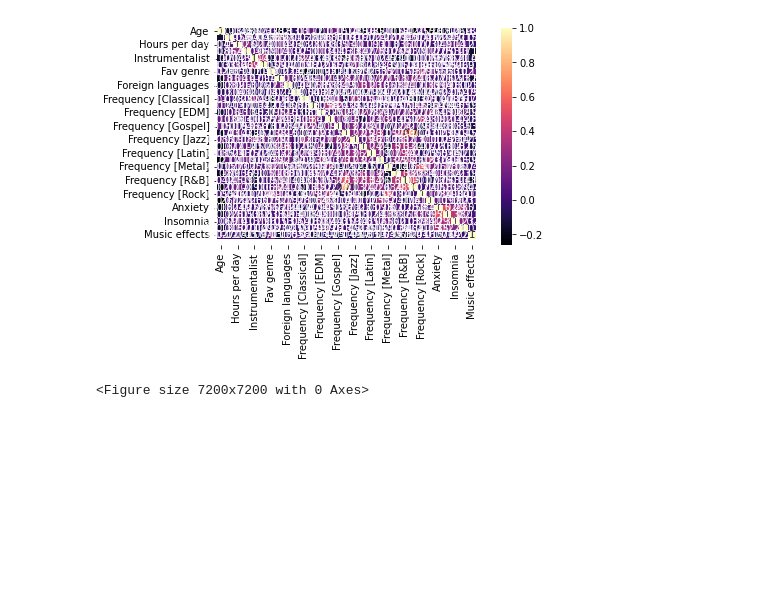
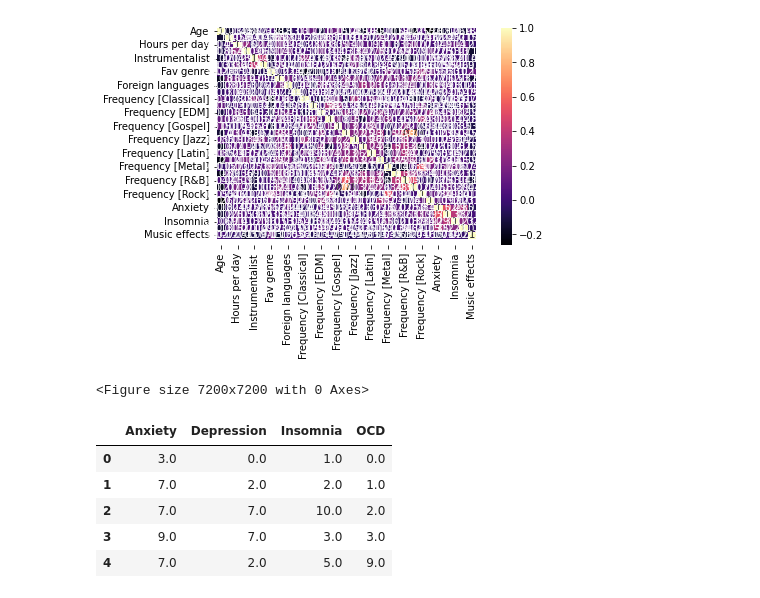
Before and after one commit to DivyanshTiwari23/BRSM_Project, a Jupyter notebook: BRSM_Project_Psyduck.ipynb, the cells around one changed output. Drawn from its saved outputs; the diff is of its cells as text; code cells hidden in the pictures; blank space fills up the shorter version.

```diff
--- a/BRSM_Project_Psyduck.ipynb
+++ b/BRSM_Project_Psyduck.ipynb
@@ -80,6 +80,15 @@ plt.show()
 <Figure size 7200x7200 with 0 Axes>
 # %%
 # Remove last 6 columns as they are not required for the analysis
-df.drop(df.columns[[6,7,8,9,10,11]], axis=1, inplace=True)
+df_predict = df.iloc[:, 27:31]
+df_features = df.iloc[:, 0:27]
+df_predict.head()
+# %% [output]
+|  | Anxiety | Depression | Insomnia | OCD |
+| 0 | 3.0 | 0.0 | 1.0 | 0.0 |
+| 1 | 7.0 | 2.0 | 2.0 | 1.0 |
+| 2 | 7.0 | 7.0 | 10.0 | 2.0 |
+| 3 | 9.0 | 7.0 | 3.0 | 3.0 |
+| 4 | 7.0 | 2.0 | 5.0 | 9.0 |
 # %%
 # get the top 5 columns with the highest correlation with the variable 'anxiety'
```
Also changed, not shown: parts of 2 cells of this notebook.
